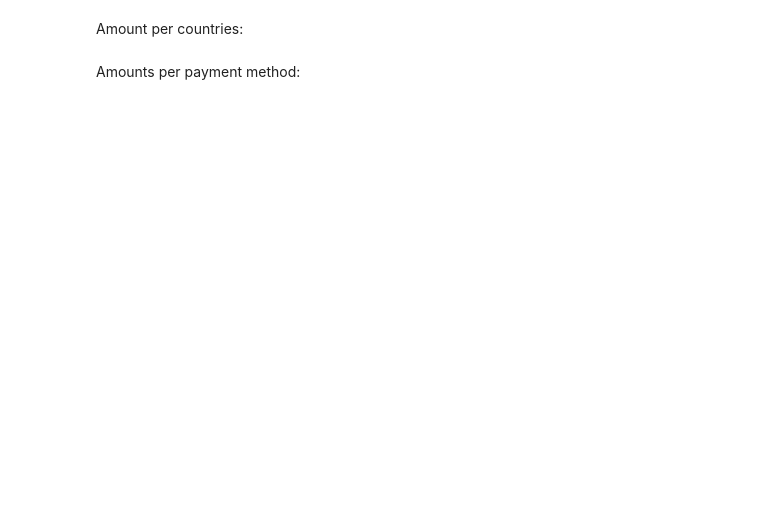
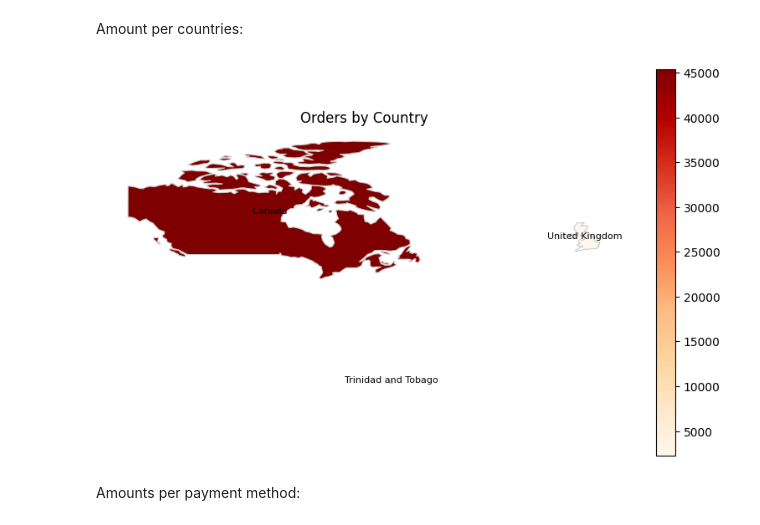
Before and after one commit to Shayartt/streaming-orders, a Jupyter notebook: src/Analyze.ipynb, the cells around one changed output. Saved outputs shown, nothing was run; the diff lists cells and outputs as text; code cells hidden in the pictures; blank space fills up the shorter version.

```diff
--- a/src/Analyze.ipynb
+++ b/src/Analyze.ipynb
@@ -52,25 +65,27 @@ Amount per countries:
 # %%
 # Load world map data from geopandas datasets
 world = gpd.read_file(gpd.datasets.get_path('naturalearth_lowres'))
 
 # Merge your data with the world geometries
 merged = world.merge(my_analyzer.countries_per_order, how='left', left_on='name', right_on='country')
 
 # Plotting
 fig, ax = plt.subplots(figsize=(10, 6))
 merged.plot(column='count', cmap='OrRd', linewidth=0.8, ax=ax, edgecolor='0.8', legend=True)
 
 # Add country names
 for idx, row in merged.iterrows():
     if pd.notnull(row['count']):  # Only annotate countries with data
         plt.annotate(text=row['name'], xy=(row['geometry'].centroid.x, row['geometry'].centroid.y),
                      horizontalalignment='center', fontsize=8)
 
 # Customize plot
-ax.set_title('Amount by Country')
+ax.set_title('Orders by Country')
 ax.set_axis_off()
 
 plt.show()
+# %% [output]
+[figure, added]
 # %% [markdown]
 Amounts per payment method:
 # %%
```
Also changed, not shown: parts of 7 cells of this notebook, 2 other files.
